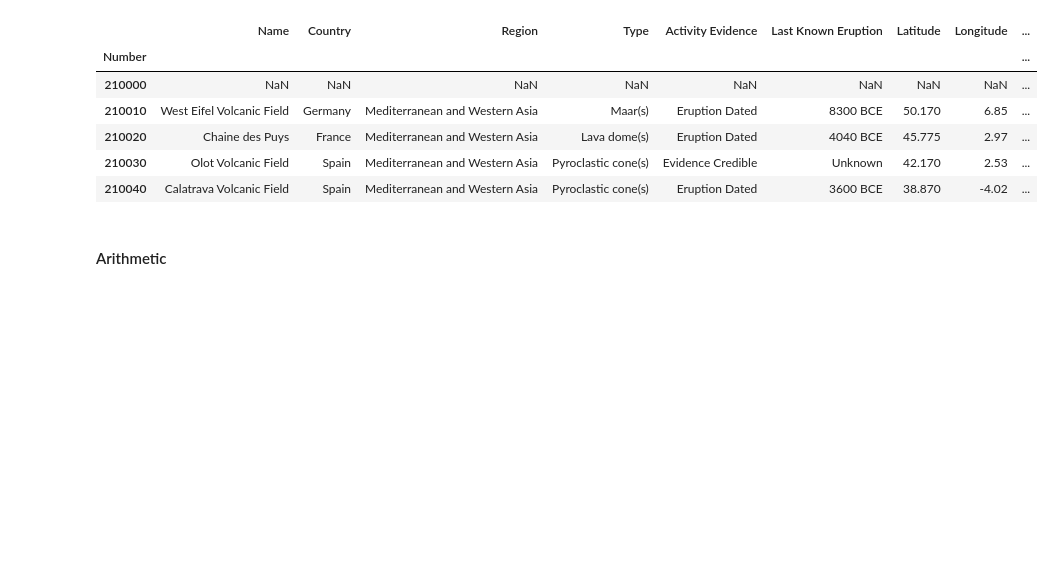
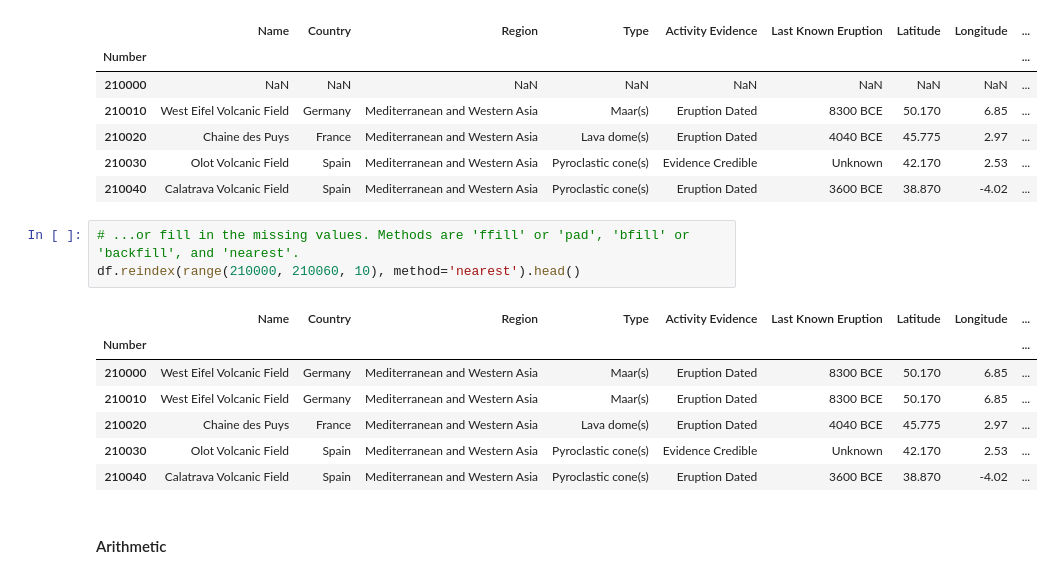
Before and after one commit to aschet01/cookbook, a Jupyter notebook: pandas.ipynb, the cells around one changed output. Cells and saved outputs as stored; diff of their text form; blank space fills up the shorter version.

```diff
--- a/pandas.ipynb
+++ b/pandas.ipynb
@@ -944,6 +1004,17 @@ df.reindex(range(210000, 210060, 10)).head()
 | 210020 | Chaine des Puys | France | Mediterranean and Western Asia | Lava dome(s) | Eruption Dated | 4040 BCE | 45.775 | 2.97 | ... |
 | 210030 | Olot Volcanic Field | Spain | Mediterranean and Western Asia | Pyroclastic cone(s) | Evidence Credible | Unknown | 42.170 | 2.53 | ... |
 | 210040 | Calatrava Volcanic Field | Spain | Mediterranean and Western Asia | Pyroclastic cone(s) | Eruption Dated | 3600 BCE | 38.870 | -4.02 | ... |
+# %%
+# ...or fill in the missing values. Methods are 'ffill' or 'pad', 'bfill' or 'backfill', and 'nearest'.
+df.reindex(range(210000, 210060, 10), method='nearest').head()
+# %% [output]
+|  | Name | Country | Region | Type | Activity Evidence | Last Known Eruption | Latitude | Longitude | ... |
+| Number |  |  |  |  |  |  |  |  | ... |
+| 210000 | West Eifel Volcanic Field | Germany | Mediterranean and Western Asia | Maar(s) | Eruption Dated | 8300 BCE | 50.170 | 6.85 | ... |
+| 210010 | West Eifel Volcanic Field | Germany | Mediterranean and Western Asia | Maar(s) | Eruption Dated | 8300 BCE | 50.170 | 6.85 | ... |
+| 210020 | Chaine des Puys | France | Mediterranean and Western Asia | Lava dome(s) | Eruption Dated | 4040 BCE | 45.775 | 2.97 | ... |
+| 210030 | Olot Volcanic Field | Spain | Mediterranean and Western Asia | Pyroclastic cone(s) | Evidence Credible | Unknown | 42.170 | 2.53 | ... |
+| 210040 | Calatrava Volcanic Field | Spain | Mediterranean and Western Asia | Pyroclastic cone(s) | Eruption Dated | 3600 BCE | 38.870 | -4.02 | ... |
 # %% [markdown]
 #### Arithmetic
 # %% [markdown]
```
Also changed, not shown: parts of 10 cells of this notebook.
